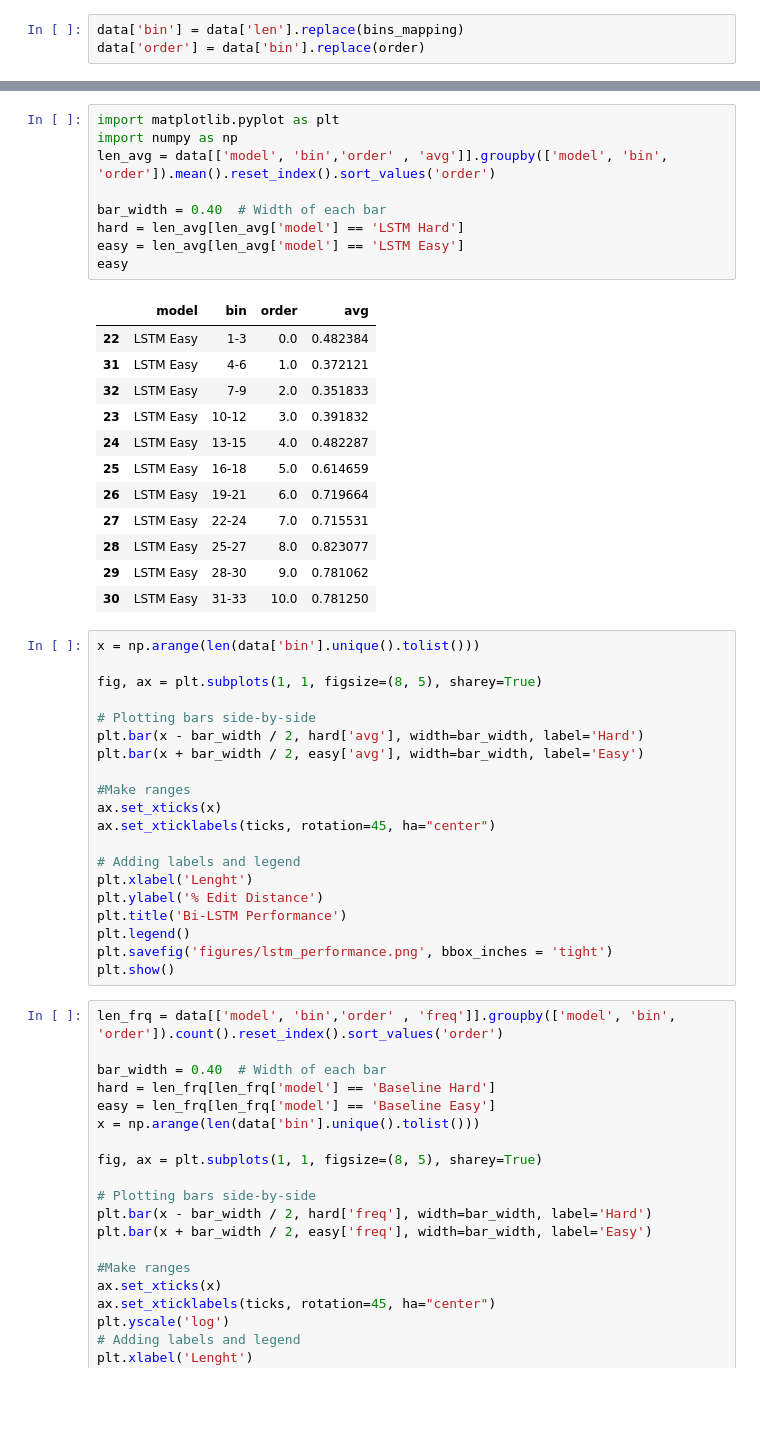
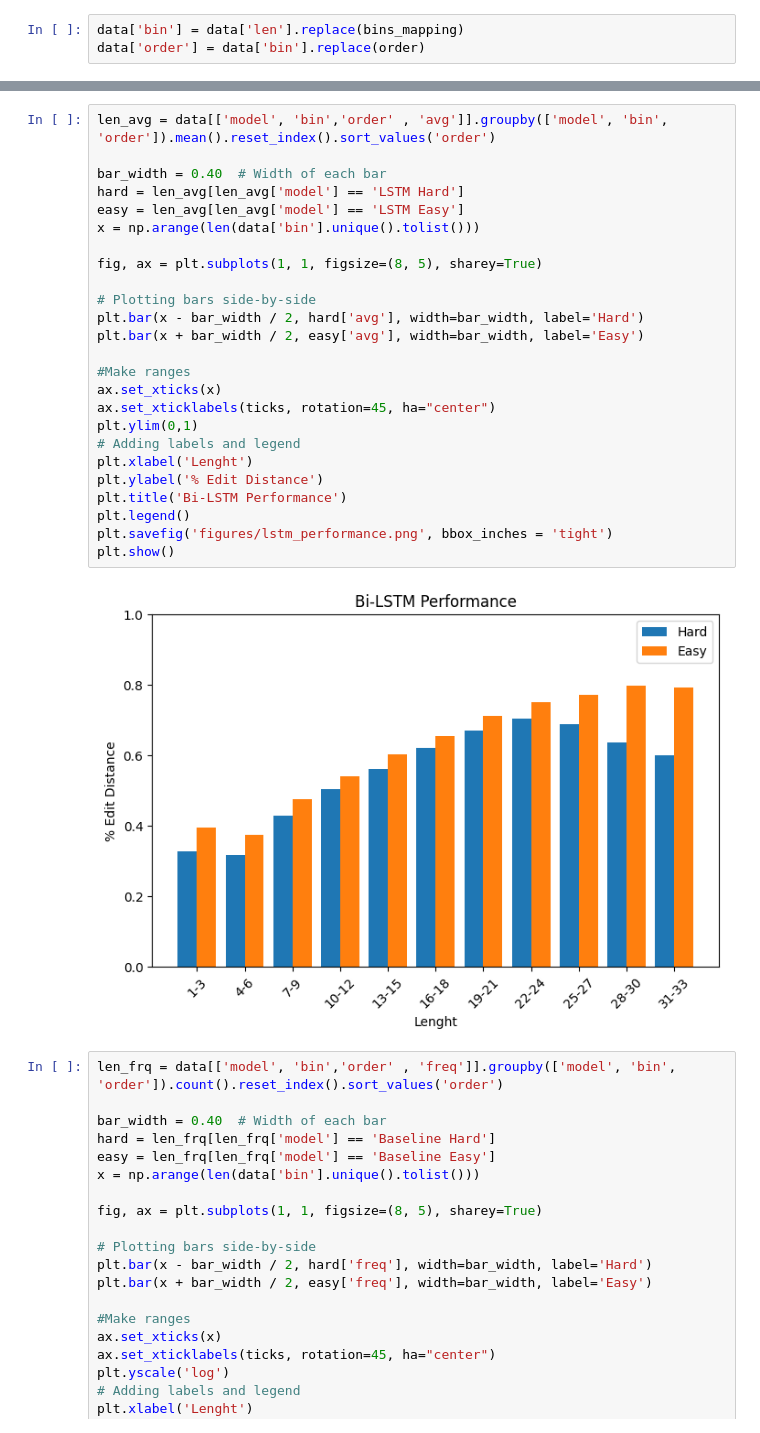
Before and after one commit to malt1114/ANLP-Project, a Jupyter notebook: notebooks/Analysis.ipynb, the cells around one changed output, grey strips where cells are left out. Drawn from its saved outputs; the diff is of its cells as text; blank space fills up the shorter version.

```diff
--- a/notebooks/Analysis.ipynb
+++ b/notebooks/Analysis.ipynb
@@ -100,45 +133,30 @@ ValueError: shape mismatch: objects cannot be broadcast to a single shape.  Mism
-# %%
-import matplotlib.pyplot as plt
-import numpy as np
-len_avg = data[['model', 'bin','order' , 'avg']].groupby(['model', 'bin', 'order']).mean().reset_index().sort_values('order')
-
-bar_width = 0.40  # Width of each bar
-hard = len_avg[len_avg['model'] == 'LSTM Hard']
-easy = len_avg[len_avg['model'] == 'LSTM Easy']
-easy
-# %% [output]
-|  | model | bin | order | avg |
-| 22 | LSTM Easy | 1-3 | 0.0 | 0.482384 |
-| 31 | LSTM Easy | 4-6 | 1.0 | 0.372121 |
-| 32 | LSTM Easy | 7-9 | 2.0 | 0.351833 |
-| 23 | LSTM Easy | 10-12 | 3.0 | 0.391832 |
-| 24 | LSTM Easy | 13-15 | 4.0 | 0.482287 |
-| 25 | LSTM Easy | 16-18 | 5.0 | 0.614659 |
-| 26 | LSTM Easy | 19-21 | 6.0 | 0.719664 |
-| 27 | LSTM Easy | 22-24 | 7.0 | 0.715531 |
-| 28 | LSTM Easy | 25-27 | 8.0 | 0.823077 |
-| 29 | LSTM Easy | 28-30 | 9.0 | 0.781062 |
-| 30 | LSTM Easy | 31-33 | 10.0 | 0.781250 |
 # %%
+len_avg = data[['model', 'bin','order' , 'avg']].groupby(['model', 'bin', 'order']).mean().reset_index().sort_values('order')
+
+bar_width = 0.40  # Width of each bar
+hard = len_avg[len_avg['model'] == 'LSTM Hard']
+easy = len_avg[len_avg['model'] == 'LSTM Easy']
 x = np.arange(len(data['bin'].unique().tolist()))
 
 fig, ax = plt.subplots(1, 1, figsize=(8, 5), sharey=True)
 
 # Plotting bars side-by-side
 plt.bar(x - bar_width / 2, hard['avg'], width=bar_width, label='Hard')
 plt.bar(x + bar_width / 2, easy['avg'], width=bar_width, label='Easy')
 
 #Make ranges
 ax.set_xticks(x)
 ax.set_xticklabels(ticks, rotation=45, ha="center")
-
+plt.ylim(0,1)
 # Adding labels and legend
 plt.xlabel('Lenght')
 plt.ylabel('% Edit Distance')
 plt.title('Bi-LSTM Performance')
 plt.legend()
 plt.savefig('figures/lstm_performance.png', bbox_inches = 'tight')
 plt.show()
+# %% [output]
+[figure, added]
 # %%
 len_frq = data[['model', 'bin','order' , 'freq']].groupby(['model', 'bin', 'order']).count().reset_index().sort_values('order')
 
```
Also changed, not shown: parts of 9 cells of this notebook, 3 other files.
